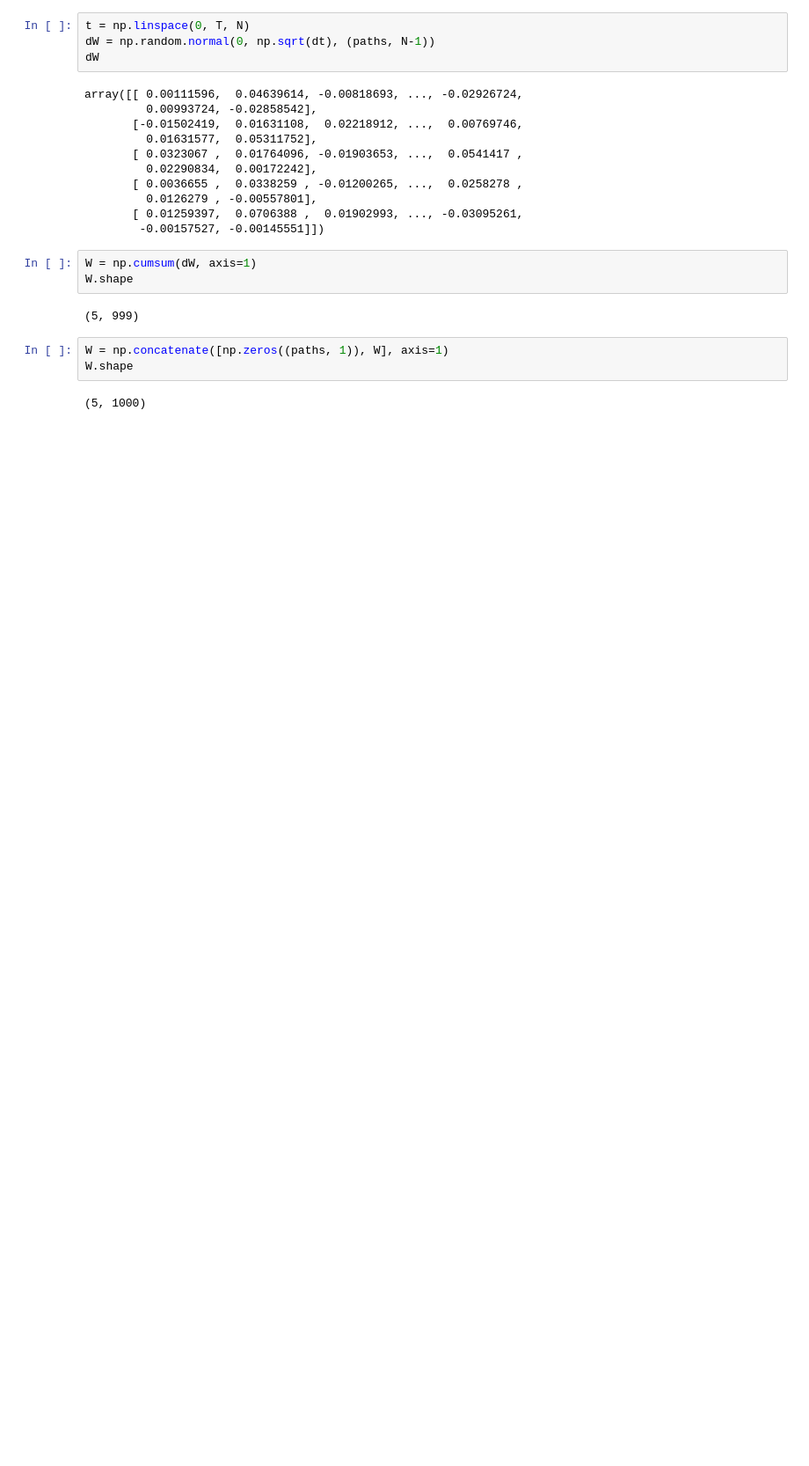
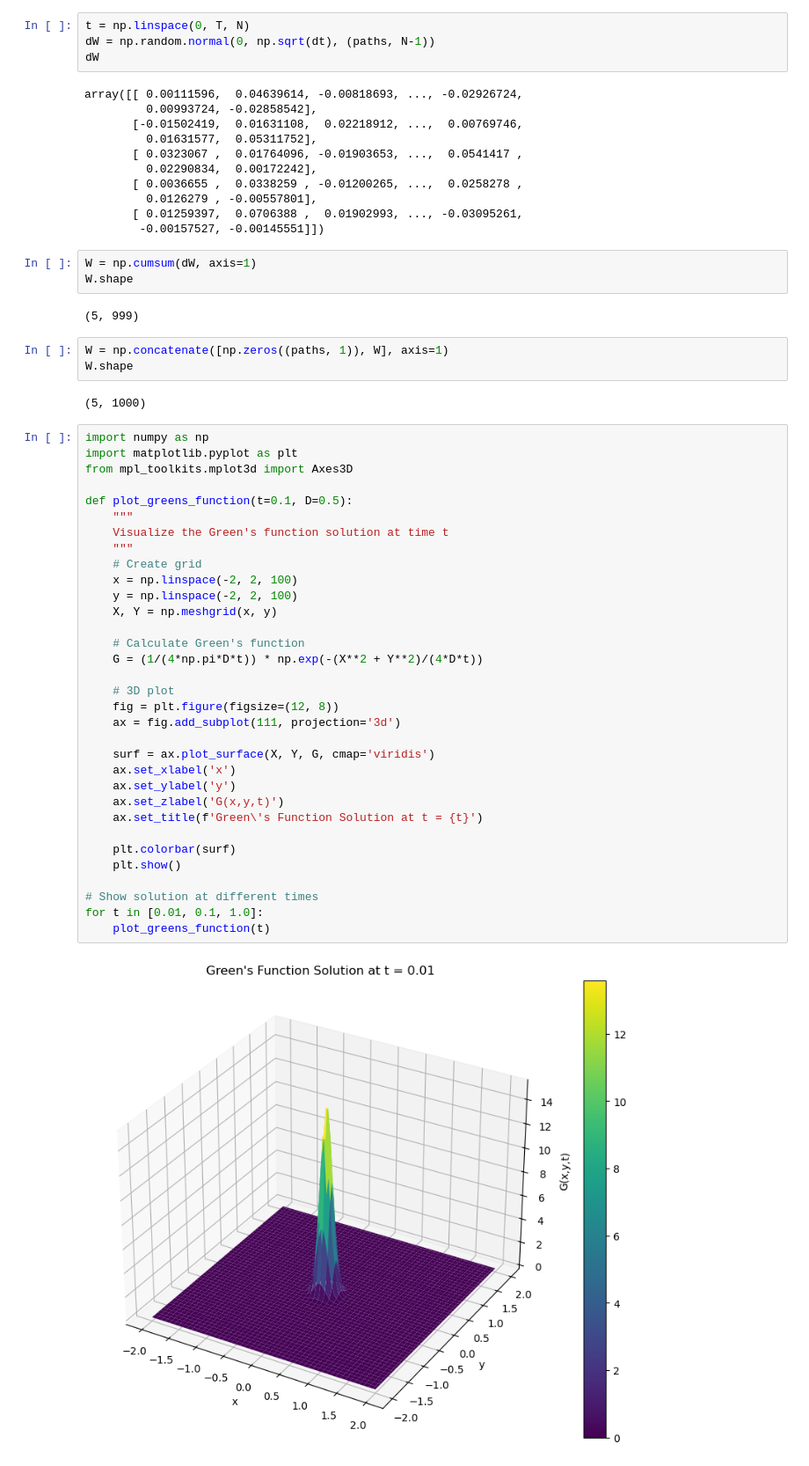
Before and after one commit to muntazirabidi/quant-finance, a Jupyter notebook: learning_notes/Finance/Code/brownian_motion.ipynb, the cells around one changed output. Shown at 88% size. Cells and saved outputs as stored; diff of their text form; blank space fills up the shorter version.

```diff
--- a/learning_notes/Finance/Code/brownian_motion.ipynb
+++ b/learning_notes/Finance/Code/brownian_motion.ipynb
@@ -591,3 +591,38 @@ W = np.concatenate([np.zeros((paths, 1)), W], axis=1)
 W.shape
 # %% [output]
 (5, 1000)
+# %%
+import numpy as np
+import matplotlib.pyplot as plt
+from mpl_toolkits.mplot3d import Axes3D
+
+def plot_greens_function(t=0.1, D=0.5):
+    """
+    Visualize the Green's function solution at time t
+    """
+    # Create grid
+    x = np.linspace(-2, 2, 100)
+    y = np.linspace(-2, 2, 100)
+    X, Y = np.meshgrid(x, y)
+
+    # Calculate Green's function
+    G = (1/(4*np.pi*D*t)) * np.exp(-(X**2 + Y**2)/(4*D*t))
+
+    # 3D plot
+    fig = plt.figure(figsize=(12, 8))
+    ax = fig.add_subplot(111, projection='3d')
+
+    surf = ax.plot_surface(X, Y, G, cmap='viridis')
+    ax.set_xlabel('x')
+    ax.set_ylabel('y')
+    ax.set_zlabel('G(x,y,t)')
+    ax.set_title(f'Green\'s Function Solution at t = {t}')
+
+    plt.colorbar(surf)
+    plt.show()
+
+# Show solution at different times
+for t in [0.01, 0.1, 1.0]:
+    plot_greens_function(t)
+# %% [output]
+[figure, added]
```
Also changed, not shown: parts of 3 cells of this notebook, 2 other files.
